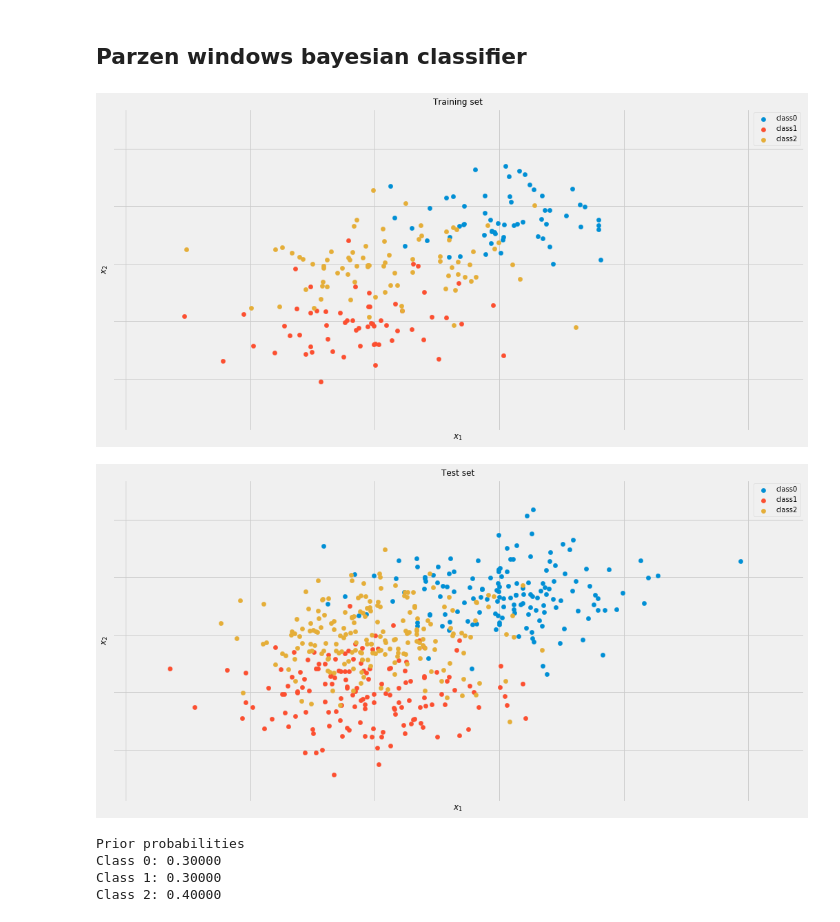
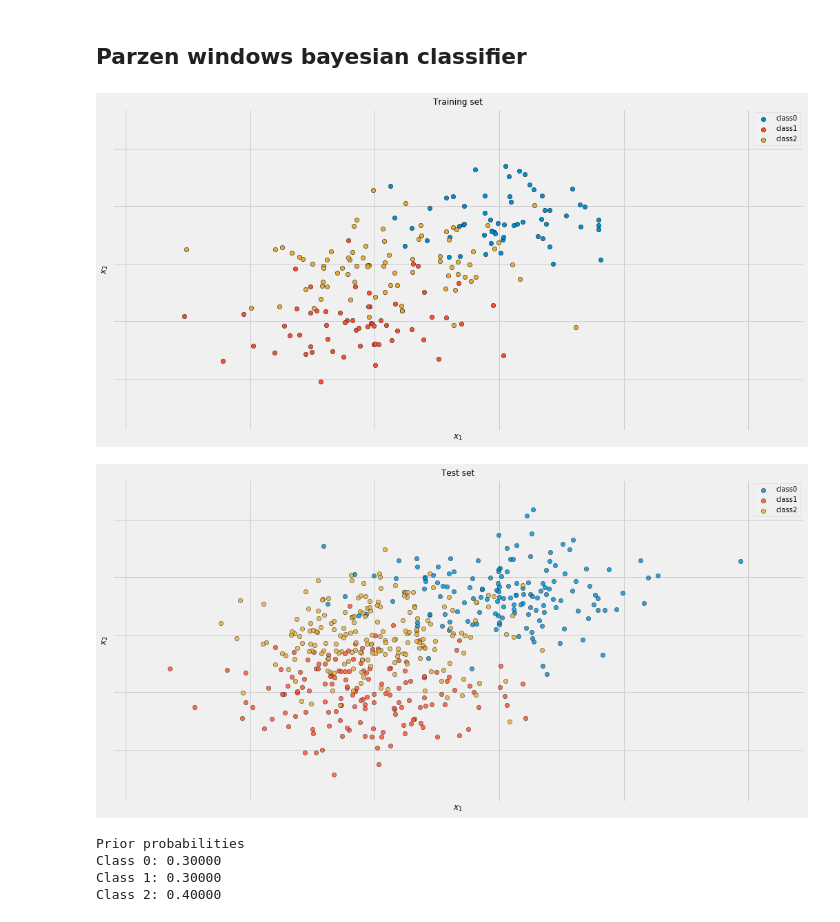
Before and after one commit to tvml/ml1819, a Jupyter notebook: codici/parzen.ipynb, the cells around one changed output. Saved outputs shown, nothing was run; the diff lists cells and outputs as text; code cells hidden in the pictures.

```diff
--- a/codici/parzen.ipynb
+++ b/codici/parzen.ipynb
@@ -81,26 +81,26 @@ nclasses = len(classes)
 # %%
 fig = plt.figure(figsize=(16,8))
 ax = fig.gca()
 plt.tick_params(which='both', bottom='off', left='off', labelbottom='off', labelleft='off')
 for i, cl in enumerate(classes):
     data = df[df['class']==cl]
-    plt.scatter(data.x1,data.x2, c=colors[i], s=40, marker='o', alpha=1, label='class'+str(i))
+    plt.scatter(data.x1,data.x2, c=colors[i], edgecolors='k', s=40, marker='o', alpha=1, label='class'+str(i))
 plt.xlim(x1min, x1max)
 plt.ylim(x2min, x2max)
 plt.ylabel('$x_2$', fontsize=12)
 plt.xlabel('$x_1$', fontsize=12)
 plt.title('Training set', fontsize=12)
 plt.legend()
 plt.show()
 # %% [output]
-[figure, old version]
+[figure, new version]
 # %%
 fig = plt.figure(figsize=(16,8))
 ax = fig.gca()
 plt.tick_params(which='both', bottom='off', left='off', labelbottom='off', labelleft='off')
 for i, cl in enumerate(classes):
     datat = dft[dft['class']==cl]
-    plt.scatter(datat.x1,datat.x2, c=colors[i], s=40, marker='o', alpha=1, label='class'+str(i))
+    plt.scatter(datat.x1,datat.x2, c=colors[i], edgecolors='k', s=40, marker='o', alpha=.8, label='class'+str(i))
 plt.xlim(x1min, x1max)
 plt.ylim(x2min, x2max)
 plt.ylabel('$x_2$', fontsize=12)
@@ -109,7 +109,7 @@ plt.title('Test set', fontsize=12)
 plt.legend()
 plt.show()
 # %% [output]
-[figure, old version]
+[figure, new version]
 # %%
 x = np.linspace(x1min,x1max, 100)
 y = np.linspace(x2min,x2max, 100)
```
Also changed, not shown: parts of 7 cells of this notebook, 3 other files.
